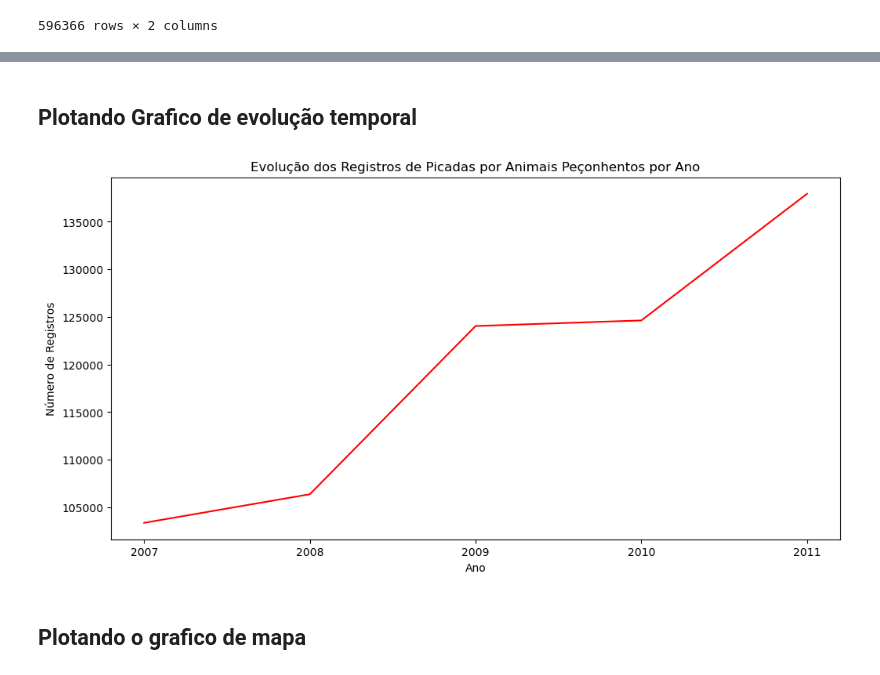
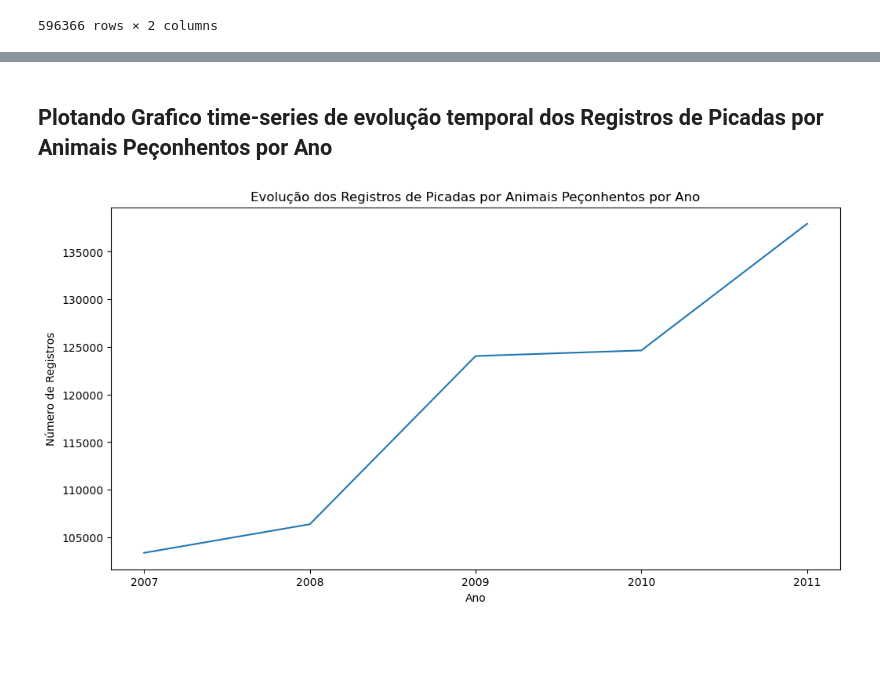
Before and after one commit to rafaelavarao/DataSUS-Data-Analysis, a Jupyter notebook: SINAN.ipynb, the cells around one changed output, grey strips where cells are left out. Saved outputs shown, nothing was run; the diff lists cells and outputs as text; code cells hidden in the pictures; blank space fills up the shorter version.

```diff
--- a/SINAN.ipynb
+++ b/SINAN.ipynb
@@ -158,0 +137,37 @@ Name: SG_UF_NOT, dtype: Int64
+# %%
+mapeamento_uf_regiao = {
+    '11': 'Norte',
+    '12': 'Norte',
+    '13': 'Norte',
+    '14': 'Norte',
+    '15': 'Norte',
+    '16': 'Norte',
+    '17': 'Norte',
+    '21': 'Nordeste',
+    '22': 'Nordeste',
+    '23': 'Nordeste',
+    '24': 'Nordeste',
+    '25': 'Nordeste',
+    '26': 'Nordeste',
+    '27': 'Nordeste',
+    '28': 'Nordeste',
+    '29': 'Nordeste',
+    '31': 'Sudeste',
+    '32': 'Sudeste',
+    '33': 'Sudeste',
+    '35': 'Sudeste',
+    '41': 'Sul',
+    '42': 'Sul',
+    '43': 'Sul',
+    '50': 'Centro-Oeste',
+    '51': 'Centro-Oeste',
+    '52': 'Centro-Oeste',
+    '53': 'Centro-Oeste',
+    'unknown': ' '
+}
+
+# Mapear os estados para regiões
+df['Regiao'] = df['SG_UF_NOT'].map(mapeamento_uf_regiao)
+
+registros_por_regiao = df['Regiao'].value_counts()
+registros_por_regiao
@@ -207,31 +202,29 @@ plt.show()
 # %% [markdown]
-## Plotando Grafico de evolução temporal
+## Plotando Grafico time-series de evolução temporal dos Registros de Picadas por Animais Peçonhentos por Ano
 # %%
 # Certifique-se de que a coluna 'DT_NOTIFIC' esteja em formato de data adequado
 df['DT_NOTIFIC'] = pd.to_datetime(df['DT_NOTIFIC'])
 
 # Extrair o ano inteiro da coluna 'DT_NOTIFIC'
 df['Ano'] = df['DT_NOTIFIC'].dt.year
 
 # Converter os valores da coluna 'Ano' em números inteiros
 df['Ano'] = df['Ano'].astype(int)
 
 # Calcular o número de ocorrências por ano
 registros_por_ano = df['Ano'].value_counts().sort_index()
 
 # Plotar o gráfico de visualização temporal
 fig, ax = plt.subplots(figsize=(12, 6))
-registros_por_ano.plot(kind='line', ax=ax, color='red')
+registros_por_ano.plot(kind='line', ax=ax)
 
 ax.set_title('Evolução dos Registros de Picadas por Animais Peçonhentos por Ano')
 ax.set_xlabel('Ano')
 ax.set_ylabel('Número de Registros')
 
 # Definir os locais dos ticks do eixo x
 plt.xticks(registros_por_ano.index)
 
 plt.show()
 # %% [output]
-[figure, old version]
+[figure, new version]
-# %% [markdown]
-## Plotando o grafico de mapa
```
Also changed, not shown: parts of 6 cells of this notebook.
